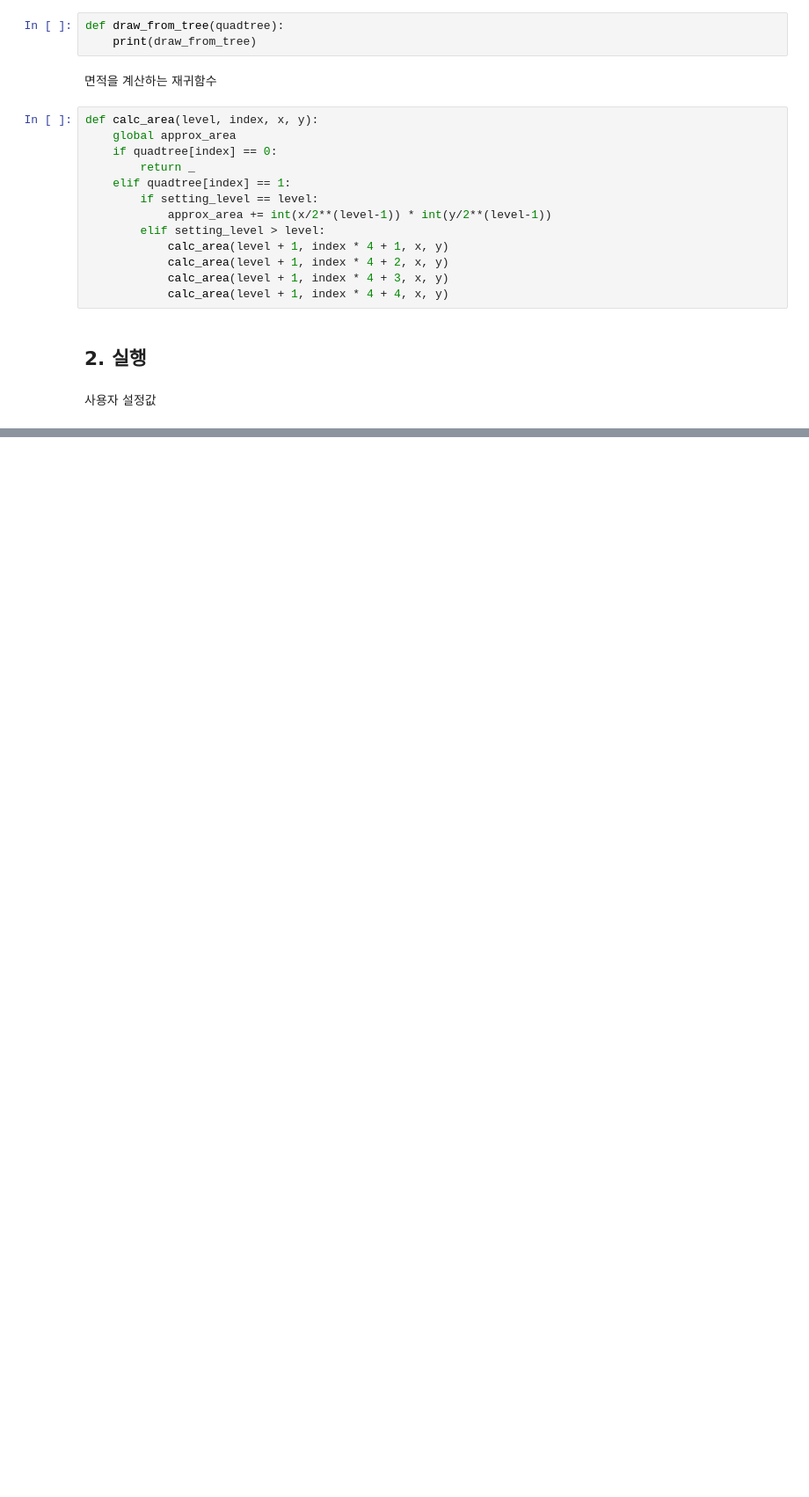
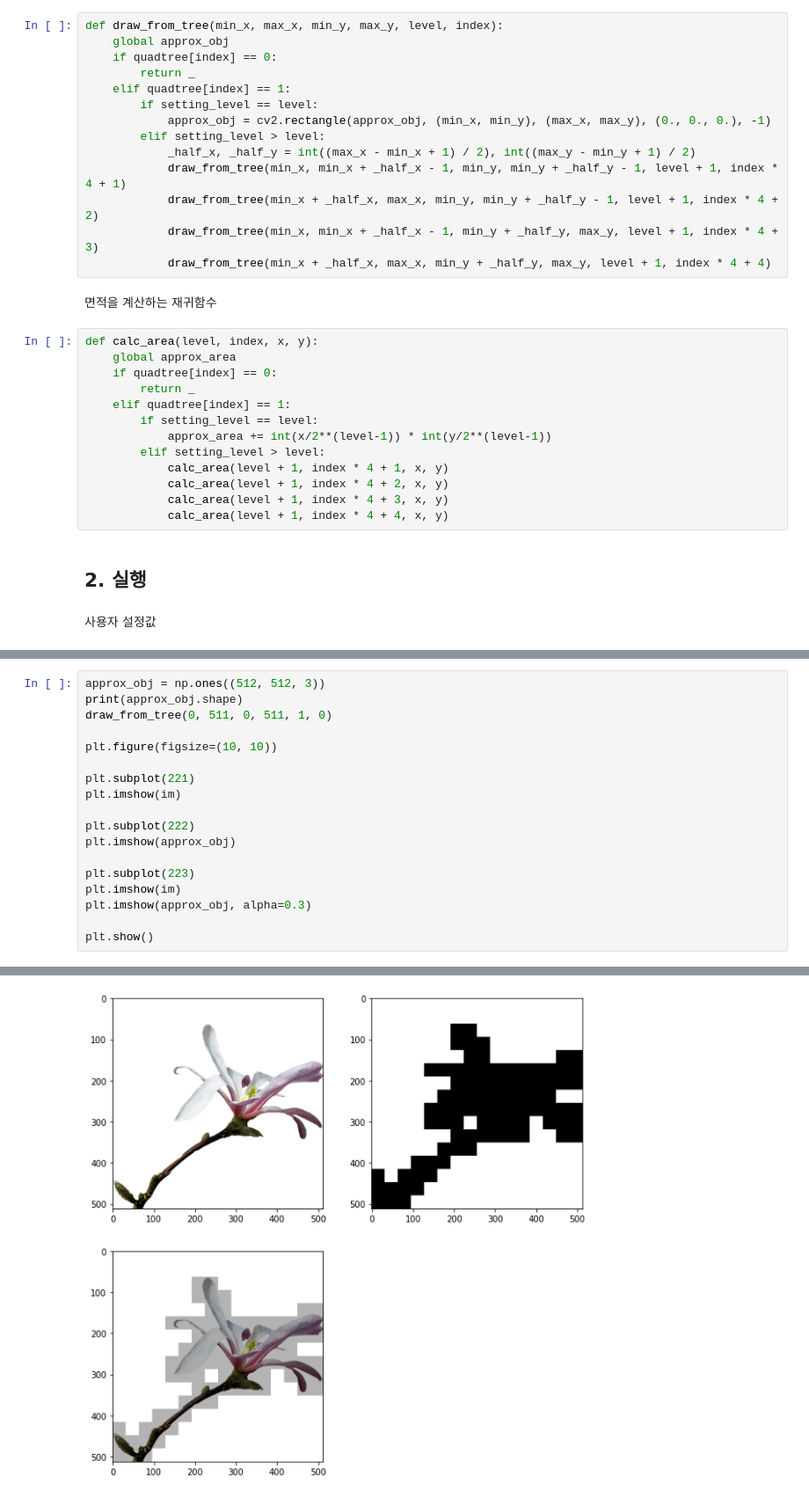
Before and after one commit to badger777/object-search-with-quadtree, a Jupyter notebook: object_search/object_search.ipynb, the cells around one changed output, grey strips where cells are left out. Shown: that part at 88% size. Saved outputs shown, nothing was run; the diff lists cells and outputs as text; blank space fills up the shorter version.

Commit message:
feat: Edit object_search.ipynb to include feature
The feature to draw approximate area was written as a function.

```diff
--- a/object_search/object_search.ipynb
+++ b/object_search/object_search.ipynb
@@ -61,9 +64,20 @@ def normal_search(max_x, max_y):
                 obj[j][i] = obj[j][i]
 # %% [markdown]
 쿼드트리를 바탕으로 객체를 그리는 함수
-# %%
-def draw_from_tree(quadtree):
-    print(draw_from_tree)
+# %%
+def draw_from_tree(min_x, max_x, min_y, max_y, level, index):
+    global approx_obj
+    if quadtree[index] == 0:
+        return _
+    elif quadtree[index] == 1:
+        if setting_level == level:
+            approx_obj = cv2.rectangle(approx_obj, (min_x, min_y), (max_x, max_y), (0., 0., 0.), -1)
+        elif setting_level > level:
+            _half_x, _half_y = int((max_x - min_x + 1) / 2), int((max_y - min_y + 1) / 2)
+            draw_from_tree(min_x, min_x + _half_x - 1, min_y, min_y + _half_y - 1, level + 1, index * 4 + 1)
+            draw_from_tree(min_x + _half_x, max_x, min_y, min_y + _half_y - 1, level + 1, index * 4 + 2)
+            draw_from_tree(min_x, min_x + _half_x - 1, min_y + _half_y, max_y, level + 1, index * 4 + 3)
+            draw_from_tree(min_x + _half_x, max_x, min_y + _half_y, max_y, level + 1, index * 4 + 4)
 # %% [markdown]
 면적을 계산하는 재귀함수
 # %%
@@ -120,0 +150,19 @@ print(approx_area)
+# %%
+approx_obj = np.ones((512, 512, 3))
+print(approx_obj.shape)
+draw_from_tree(0, 511, 0, 511, 1, 0)
+
+plt.figure(figsize=(10, 10))
+
+plt.subplot(221)
+plt.imshow(im)
+
+plt.subplot(222)
+plt.imshow(approx_obj)
+
+plt.subplot(223)
+plt.imshow(im)
+plt.imshow(approx_obj, alpha=0.3)
+
+plt.show()
+# %% [output]
@@ -120,0 +170 @@ print(approx_area)
+[figure, added]
```
Also changed, not shown: parts of 5 cells of this notebook.
